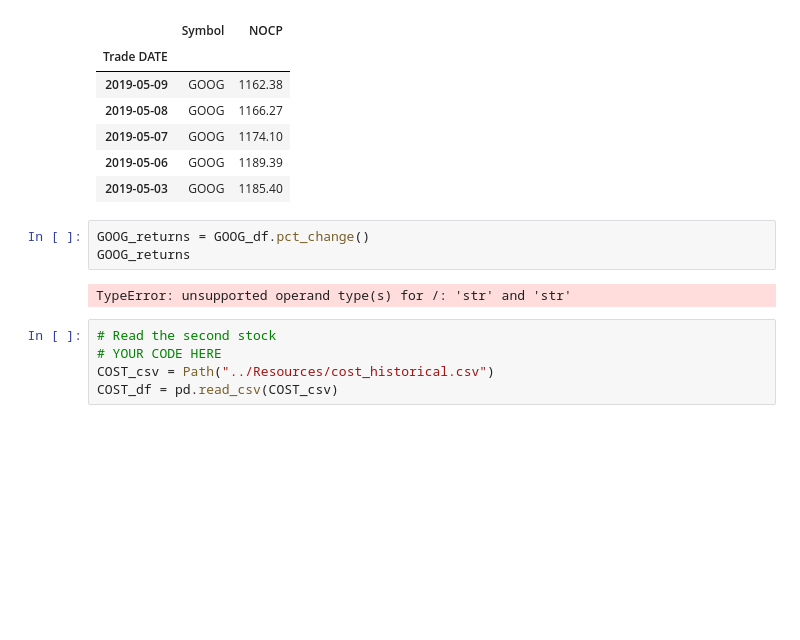
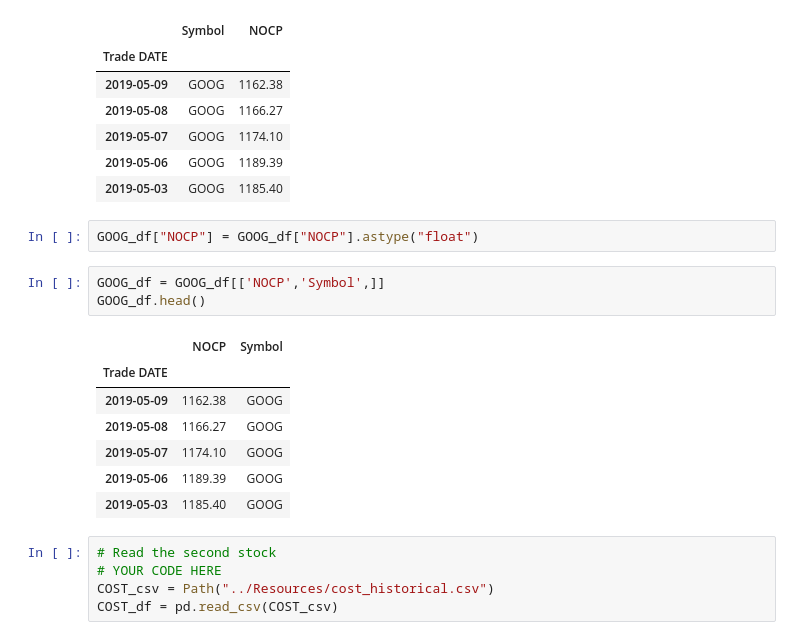
Before and after one commit to Femi-tech/Python-Pandas, a Jupyter notebook: whale_analysis.ipynb, the cells around one changed output. Drawn from its saved outputs; the diff is of its cells as text; blank space fills up the shorter version.

```diff
--- a/whale_analysis.ipynb
+++ b/whale_analysis.ipynb
@@ -557,11 +608,19 @@ GOOG_df.head()
 | 2019-05-07 | GOOG | 1174.10 |
 | 2019-05-06 | GOOG | 1189.39 |
 | 2019-05-03 | GOOG | 1185.40 |
-# %%
-GOOG_returns = GOOG_df.pct_change()
-GOOG_returns
-# %% [output]
-TypeError: unsupported operand type(s) for /: 'str' and 'str'
+# %%
+GOOG_df["NOCP"] = GOOG_df["NOCP"].astype("float")
+# %%
+GOOG_df = GOOG_df[['NOCP','Symbol',]]
+GOOG_df.head()
+# %% [output]
+|  | NOCP | Symbol |
+| Trade DATE |  |  |
+| 2019-05-09 | 1162.38 | GOOG |
+| 2019-05-08 | 1166.27 | GOOG |
+| 2019-05-07 | 1174.10 | GOOG |
+| 2019-05-06 | 1189.39 | GOOG |
+| 2019-05-03 | 1185.40 | GOOG |
 # %%
 # Read the second stock
 # YOUR CODE HERE
```
Also changed, not shown: parts of 38 cells of this notebook.
